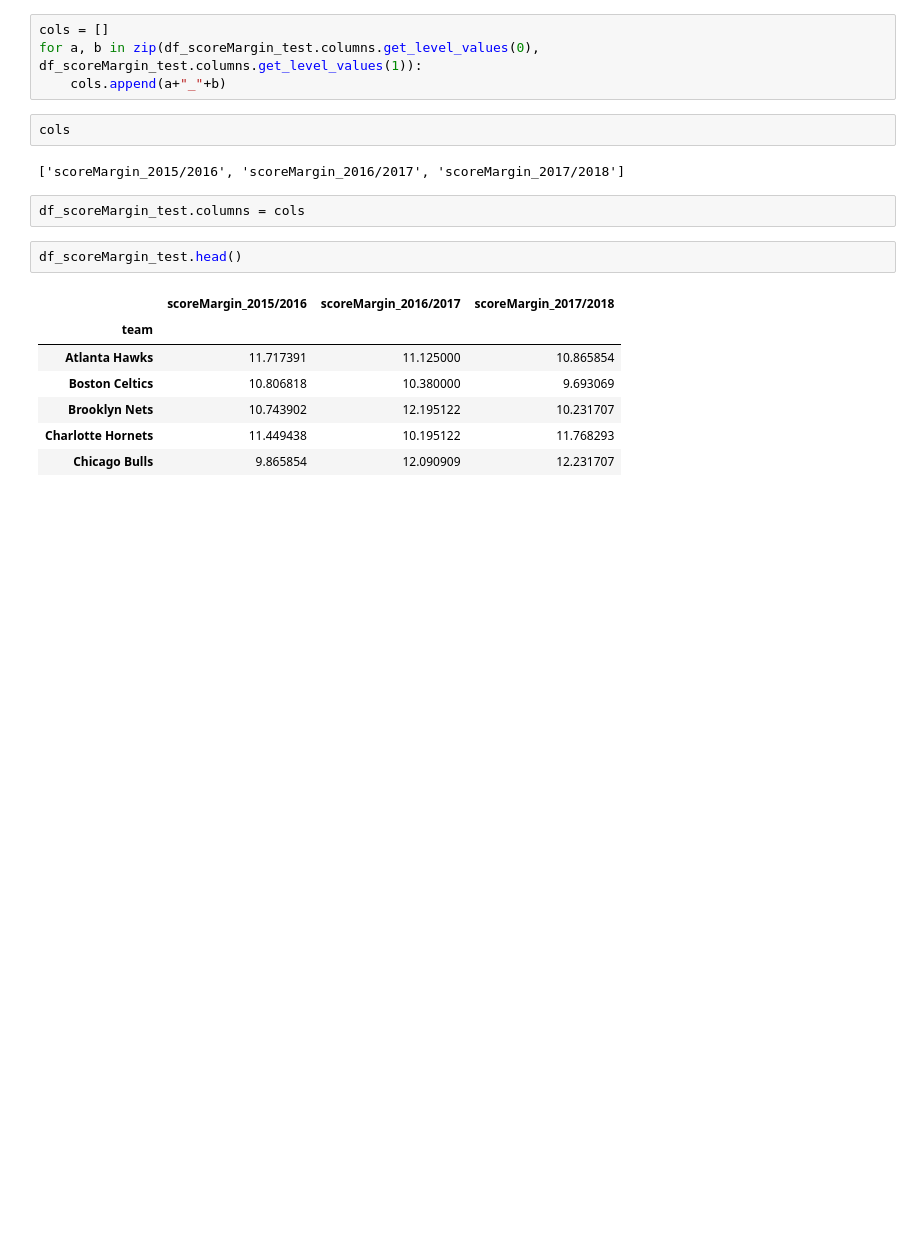
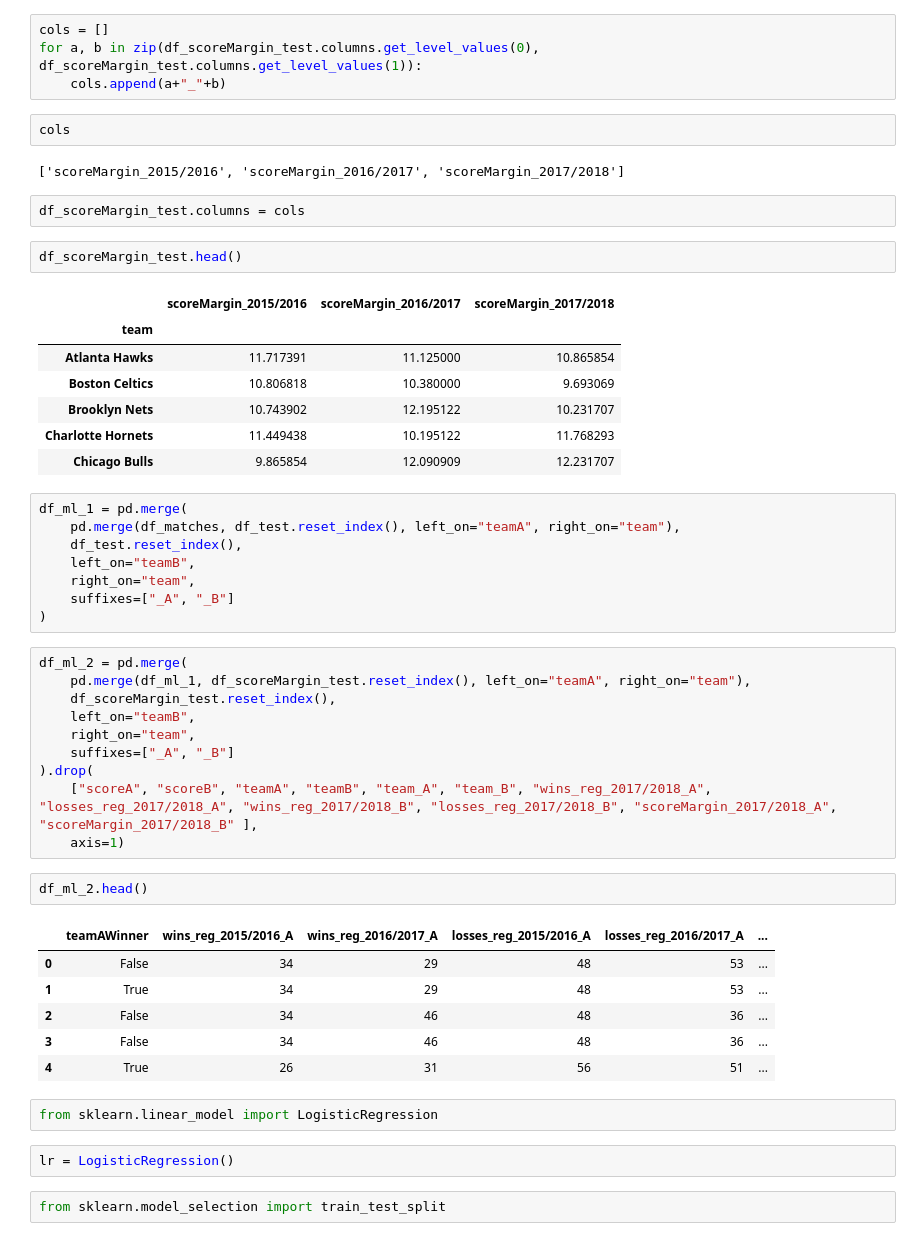
Before and after one commit to jgoerner/SportsPrediction, a Jupyter notebook: NBA/notebooks/1.7-first-model.ipynb, the cells around one changed output. Drawn from its saved outputs; the diff is of its cells as text; blank space fills up the shorter version.

```diff
--- a/NBA/notebooks/1.7-first-model.ipynb
+++ b/NBA/notebooks/1.7-first-model.ipynb
@@ -272,3 +302,36 @@ df_scoreMargin_test.head()
 | Brooklyn Nets | 10.743902 | 12.195122 | 10.231707 |
 | Charlotte Hornets | 11.449438 | 10.195122 | 11.768293 |
 | Chicago Bulls | 9.865854 | 12.090909 | 12.231707 |
+# %%
+df_ml_1 = pd.merge(
+    pd.merge(df_matches, df_test.reset_index(), left_on="teamA", right_on="team"),
+    df_test.reset_index(),
+    left_on="teamB",
+    right_on="team",
+    suffixes=["_A", "_B"]
+)
+# %%
+df_ml_2 = pd.merge(
+    pd.merge(df_ml_1, df_scoreMargin_test.reset_index(), left_on="teamA", right_on="team"),
+    df_scoreMargin_test.reset_index(),
+    left_on="teamB",
+    right_on="team",
+    suffixes=["_A", "_B"]
+).drop(
+    ["scoreA", "scoreB", "teamA", "teamB", "team_A", "team_B", "wins_reg_2017/2018_A", "losses_reg_2017/2018_A", "wins_reg_2017/2018_B", "losses_reg_2017/2018_B", "scoreMargin_2017/2018_A", "scoreMargin_2017/2018_B" ],
+    axis=1)
+# %%
+df_ml_2.head()
+# %% [output]
+|  | teamAWinner | wins_reg_2015/2016_A | wins_reg_2016/2017_A | losses_reg_2015/2016_A | losses_reg_2016/2017_A | ... |
+| 0 | False | 34 | 29 | 48 | 53 | ... |
+| 1 | True | 34 | 29 | 48 | 53 | ... |
+| 2 | False | 34 | 46 | 48 | 36 | ... |
+| 3 | False | 34 | 46 | 48 | 36 | ... |
+| 4 | True | 26 | 31 | 56 | 51 | ... |
+# %%
+from sklearn.linear_model import LogisticRegression
+# %%
+lr = LogisticRegression()
+# %%
+from sklearn.model_selection import train_test_split
```
Also changed, not shown: parts of 4 cells of this notebook.
